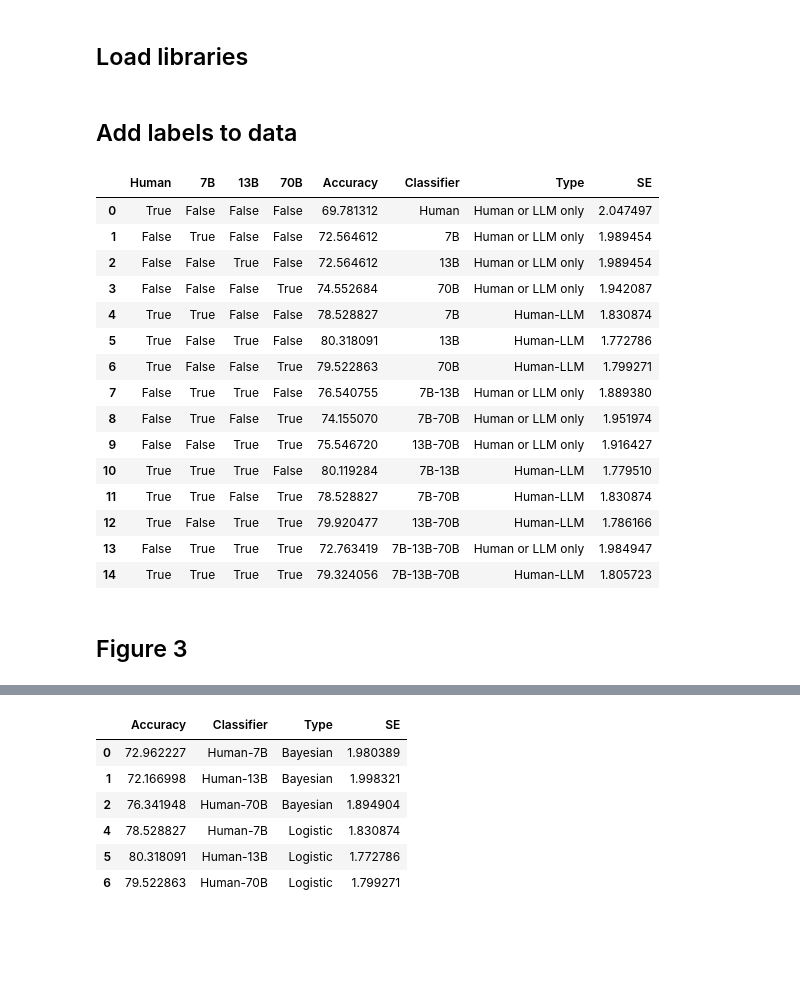
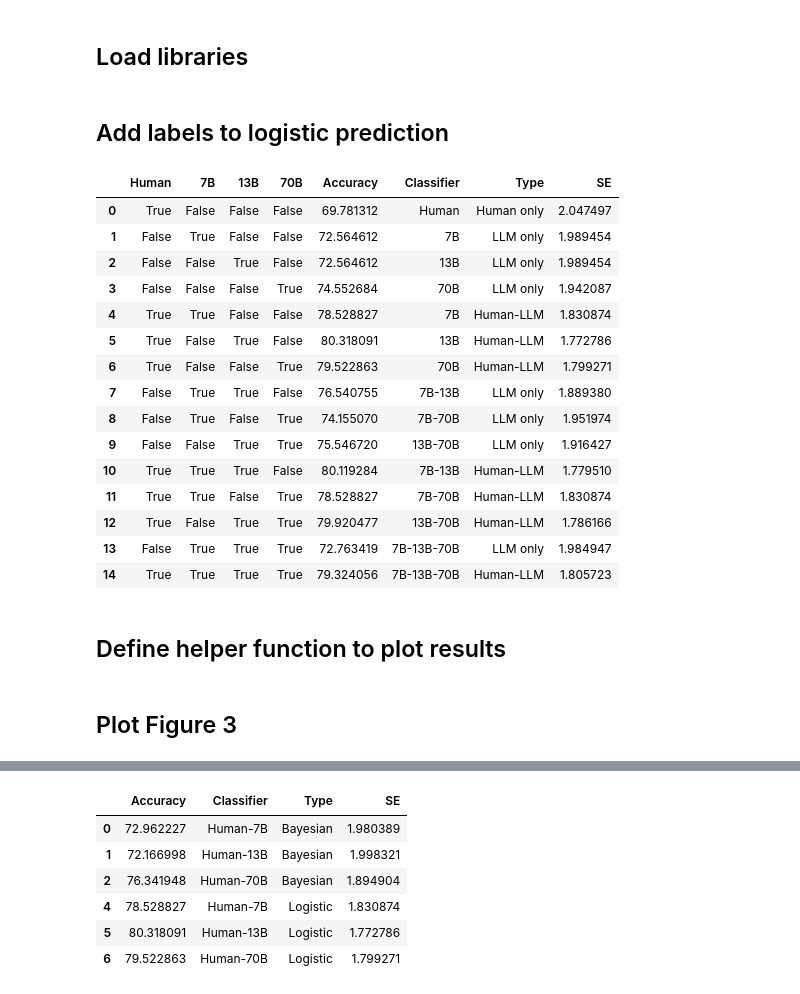
Before and after one commit to braingpt-lovelab/haico, a Jupyter notebook: notebooks/main_analysis.ipynb, the cells around one changed output, grey strips where cells are left out. Drawn from its saved outputs; the diff is of its cells as text; code cells hidden in the pictures; blank space fills up the shorter version.

```diff
--- a/notebooks/main_analysis.ipynb
+++ b/notebooks/main_analysis.ipynb
@@ -17,45 +12,47 @@ import statsmodels.tools as sm_tools
 # %% [markdown]
-## Add labels to data
+## Add labels to logistic prediction
 # %%
 # Set path to directories
 root_path = '../data/'
 
 # Load the results for all team member combinations on GPT-4 generated abstracts
 logistic_results = pd.read_csv('../results/Logistic_predictions.csv')
 
 # Set labels for the type of team
-lab_single, lab_HM = 'Human or LLM only', 'Human-LLM'
+lab_H, lab_M, lab_HM = 'Human only', 'LLM only', 'Human-LLM'
 
 # Set type of team
 llms = list(logistic_results.iloc[:,1:-1].columns)
 df = logistic_results.copy()
 df['Classifier'] = df.iloc[:,1:-1].apply(lambda x: 'Human' if not x[llms].any() else '-'.join([col for col in llms if x[col]]), axis=1)
-df['Type'] = df.iloc[:,:-2].apply(lambda x: lab_single if not x['Human'] else lab_HM if x.sum() > 1 else lab_single, axis=1)
+df['Type'] = df.iloc[:,:-2].apply(lambda x: lab_M if not x['Human'] else lab_HM if x.sum() > 1 else lab_H, axis=1)
 df['Accuracy'] = df['Accuracy'] * 100
 
 # Get number of observations
 online_study = pd.read_csv(f"{root_path}human/data/participant_data.csv")
 abstract_idx = online_study['journal_section'].str.startswith('machine')
 n = online_study[abstract_idx].shape[0]
 
 # Calculate error bars (sem binomial data) for each point
 df['SE'] = df.apply(lambda x: np.sqrt(x['Accuracy'] * (100 - x['Accuracy']) / n), axis=1)
 
 df
 # %% [output]
 |  | Human | 7B | 13B | 70B | Accuracy | Classifier | Type | SE |
-| 0 | True | False | False | False | 69.781312 | Human | Human or LLM only | 2.047497 |
-| 1 | False | True | False | False | 72.564612 | 7B | Human or LLM only | 1.989454 |
-| 2 | False | False | True | False | 72.564612 | 13B | Human or LLM only | 1.989454 |
-| 3 | False | False | False | True | 74.552684 | 70B | Human or LLM only | 1.942087 |
+| 0 | True | False | False | False | 69.781312 | Human | Human only | 2.047497 |
+| 1 | False | True | False | False | 72.564612 | 7B | LLM only | 1.989454 |
+| 2 | False | False | True | False | 72.564612 | 13B | LLM only | 1.989454 |
+| 3 | False | False | False | True | 74.552684 | 70B | LLM only | 1.942087 |
 | 4 | True | True | False | False | 78.528827 | 7B | Human-LLM | 1.830874 |
 | 5 | True | False | True | False | 80.318091 | 13B | Human-LLM | 1.772786 |
 | 6 | True | False | False | True | 79.522863 | 70B | Human-LLM | 1.799271 |
-| 7 | False | True | True | False | 76.540755 | 7B-13B | Human or LLM only | 1.889380 |
-| 8 | False | True | False | True | 74.155070 | 7B-70B | Human or LLM only | 1.951974 |
-| 9 | False | False | True | True | 75.546720 | 13B-70B | Human or LLM only | 1.916427 |
+| 7 | False | True | True | False | 76.540755 | 7B-13B | LLM only | 1.889380 |
+| 8 | False | True | False | True | 74.155070 | 7B-70B | LLM only | 1.951974 |
+| 9 | False | False | True | True | 75.546720 | 13B-70B | LLM only | 1.916427 |
 | 10 | True | True | True | False | 80.119284 | 7B-13B | Human-LLM | 1.779510 |
 | 11 | True | True | False | True | 78.528827 | 7B-70B | Human-LLM | 1.830874 |
 | 12 | True | False | True | True | 79.920477 | 13B-70B | Human-LLM | 1.786166 |
-| 13 | False | True | True | True | 72.763419 | 7B-13B-70B | Human or LLM only | 1.984947 |
+| 13 | False | True | True | True | 72.763419 | 7B-13B-70B | LLM only | 1.984947 |
 | 14 | True | True | True | True | 79.324056 | 7B-13B-70B | Human-LLM | 1.805723 |
+# %% [markdown]
+## Define helper function to plot results
@@ -62,2 +115,2 @@ df
 # %% [markdown]
-## Figure 3
+## Plot Figure 3
```
Also changed, not shown: parts of 14 cells of this notebook.
